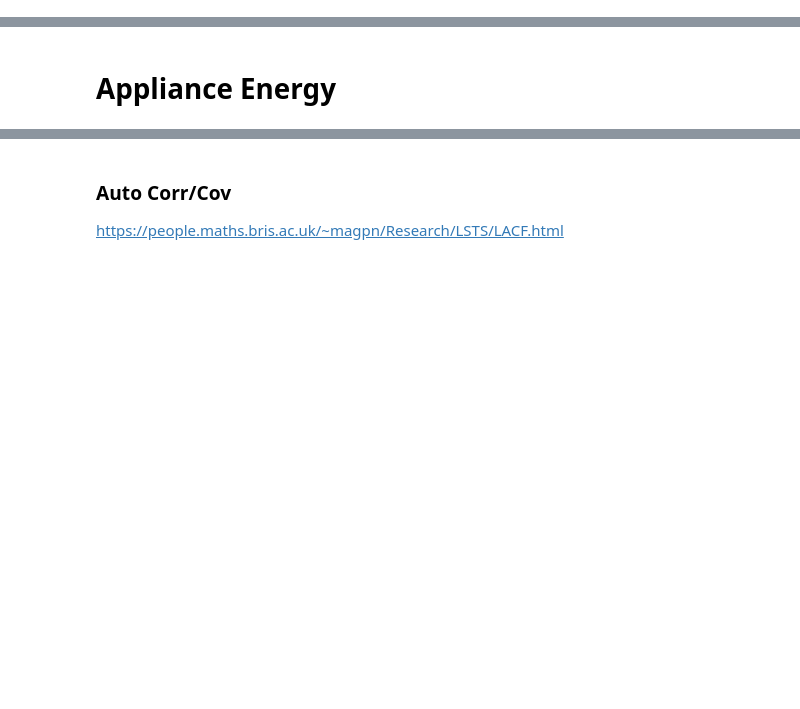
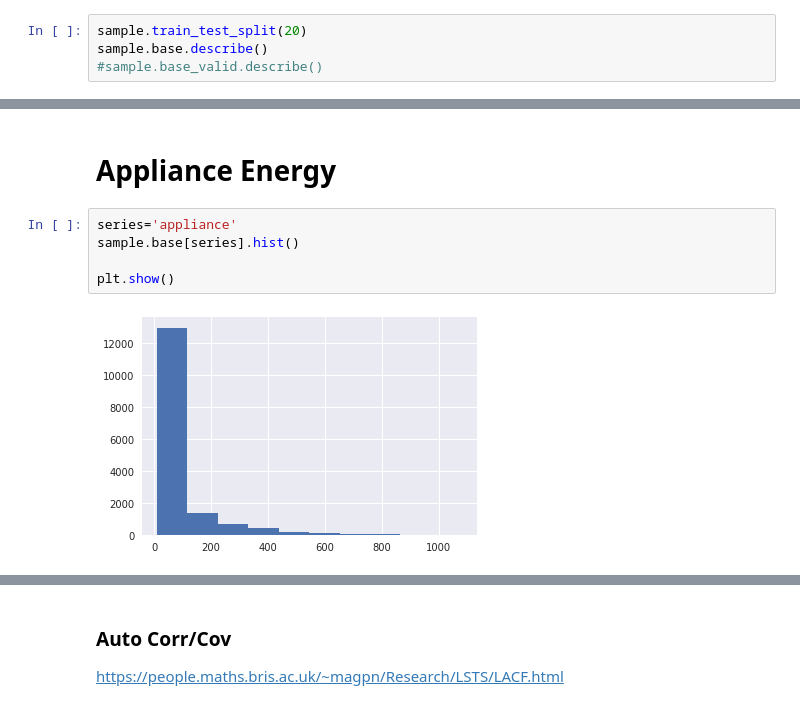
Before and after one commit to npendicott/energy-exploration, a Jupyter notebook: 2_using_lib.ipynb, the cells around one changed output, grey strips where cells are left out. Cells and saved outputs as stored; diff of their text form; blank space fills up the shorter version.

```diff
--- a/2_using_lib.ipynb
+++ b/2_using_lib.ipynb
@@ -75,0 +88,4 @@ sample.split_ts(20)
+# %%
+sample.train_test_split(20)
+sample.base.describe()
+#sample.base_valid.describe()
@@ -180,3 +205,10 @@ from matplotlib import pyplot
 from numpy import log
 # %% [markdown]
 # Appliance Energy
+# %%
+series='appliance'
+sample.base[series].hist()
+
+plt.show()
+# %% [output]
+[figure, added]
```
Also changed, not shown: parts of 58 cells of this notebook, 6 other files.
